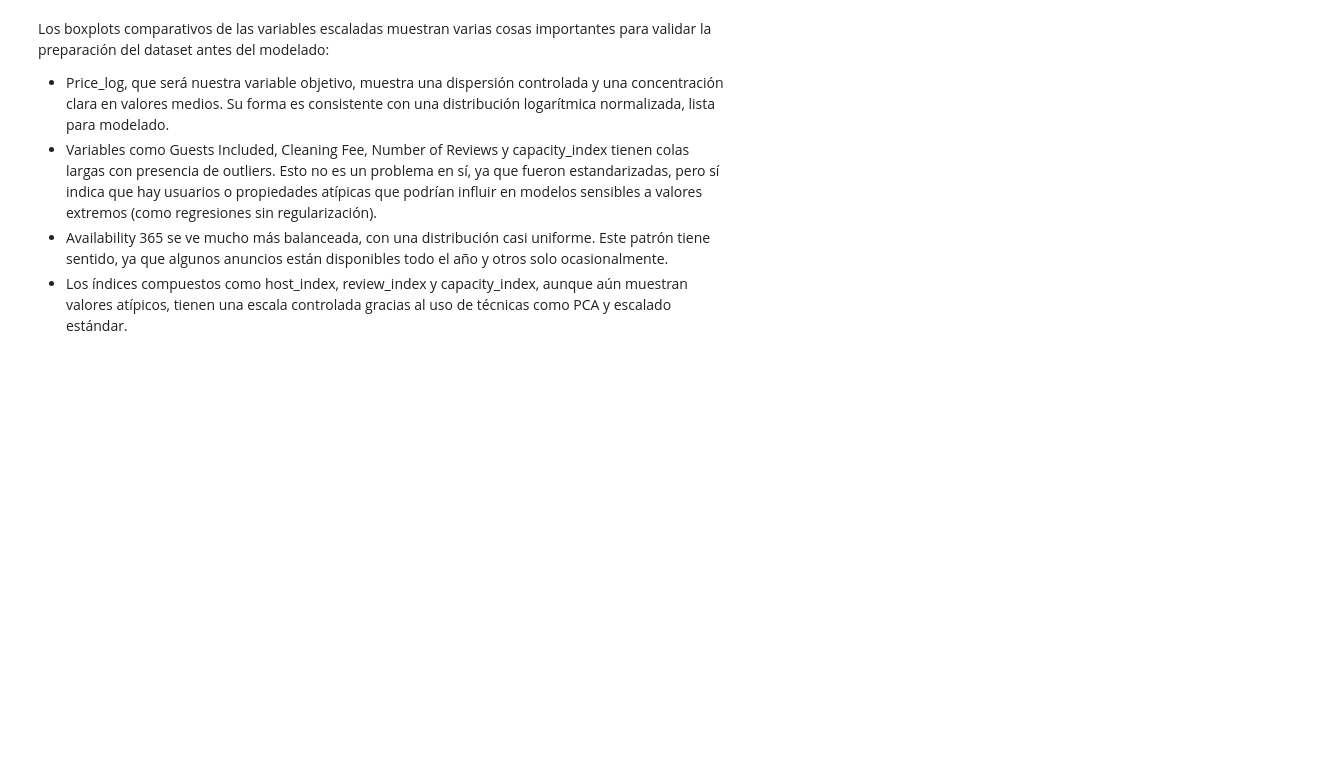
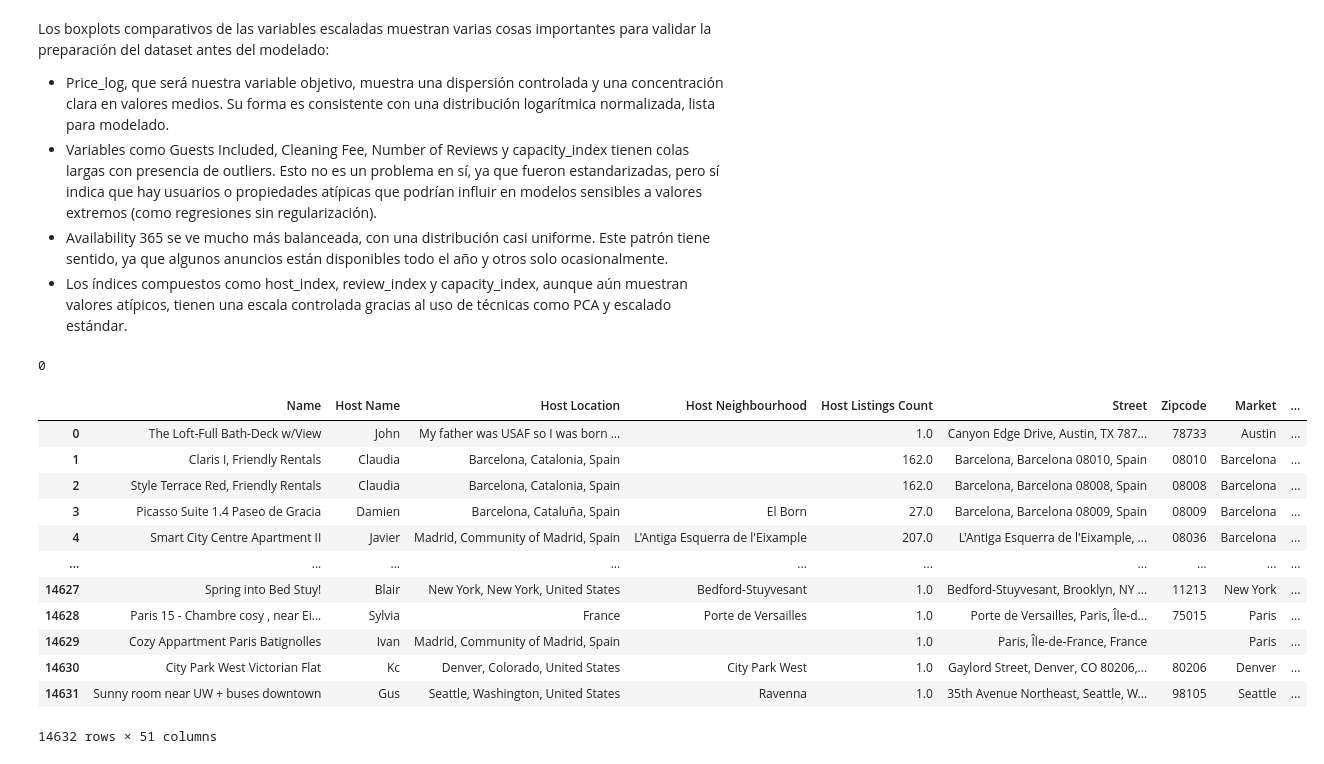
Before and after one commit to gonzalezulises/airbnb-pricing-ml, a Jupyter notebook: notebooks/01. Exploracion de datos y preparacion.ipynb, the cells around one changed output. Cells and saved outputs as stored; diff of their text form; code cells hidden in the pictures; blank space fills up the shorter version.

```diff
--- a/notebooks/01. Exploracion de datos y preparacion.ipynb
+++ b/notebooks/01. Exploracion de datos y preparacion.ipynb
@@ -1707,3 +1707,23 @@ out_path = Path("../data/clean/df_encoded.csv")
 # %%
 # Guardar DataFrame como CSV
 df_encoded.to_csv(out_path, index=False)
+# %%
+df_encoded.isna().sum().sum()
+# %% [output]
+0
+# %%
+df_encoded
+# %% [output]
+|  | Name | Host Name | Host Location | Host Neighbourhood | Host Listings Count | Street | Zipcode | Market | ... |
+| 0 | The Loft-Full Bath-Deck w/View | John | My father was USAF so I was born ... |  | 1.0 | Canyon Edge Drive, Austin, TX 787... | 78733 | Austin | ... |
+| 1 | Claris I, Friendly Rentals | Claudia | Barcelona, Catalonia, Spain |  | 162.0 | Barcelona, Barcelona 08010, Spain | 08010 | Barcelona | ... |
+| 2 | Style Terrace Red, Friendly Rentals | Claudia | Barcelona, Catalonia, Spain |  | 162.0 | Barcelona, Barcelona 08008, Spain | 08008 | Barcelona | ... |
+| 3 | Picasso Suite 1.4 Paseo de Gracia | Damien | Barcelona, Cataluña, Spain | El Born | 27.0 | Barcelona, Barcelona 08009, Spain | 08009 | Barcelona | ... |
+| 4 | Smart City Centre Apartment II | Javier | Madrid, Community of Madrid, Spain | L'Antiga Esquerra de l'Eixample | 207.0 | L'Antiga Esquerra de l'Eixample, ... | 08036 | Barcelona | ... |
+| ... | ... | ... | ... | ... | ... | ... | ... | ... | ... |
+| 14627 | Spring into Bed Stuy! | Blair | New York, New York, United States | Bedford-Stuyvesant | 1.0 | Bedford-Stuyvesant, Brooklyn, NY ... | 11213 | New York | ... |
+| 14628 | Paris 15 - Chambre cosy , near Ei... | Sylvia | France | Porte de Versailles | 1.0 | Porte de Versailles, Paris, Île-d... | 75015 | Paris | ... |
+| 14629 | Cozy Appartment Paris Batignolles | Ivan | Madrid, Community of Madrid, Spain |  | 1.0 | Paris, Île-de-France, France |  | Paris | ... |
+| 14630 | City Park West Victorian Flat | Kc | Denver, Colorado, United States | City Park West | 1.0 | Gaylord Street, Denver, CO 80206,... | 80206 | Denver | ... |
+| 14631 | Sunny room near UW + buses downtown | Gus | Seattle, Washington, United States | Ravenna | 1.0 | 35th Avenue Northeast, Seattle, W... | 98105 | Seattle | ... |
+14632 rows × 51 columns
```
Also changed, not shown: 5 other files.
